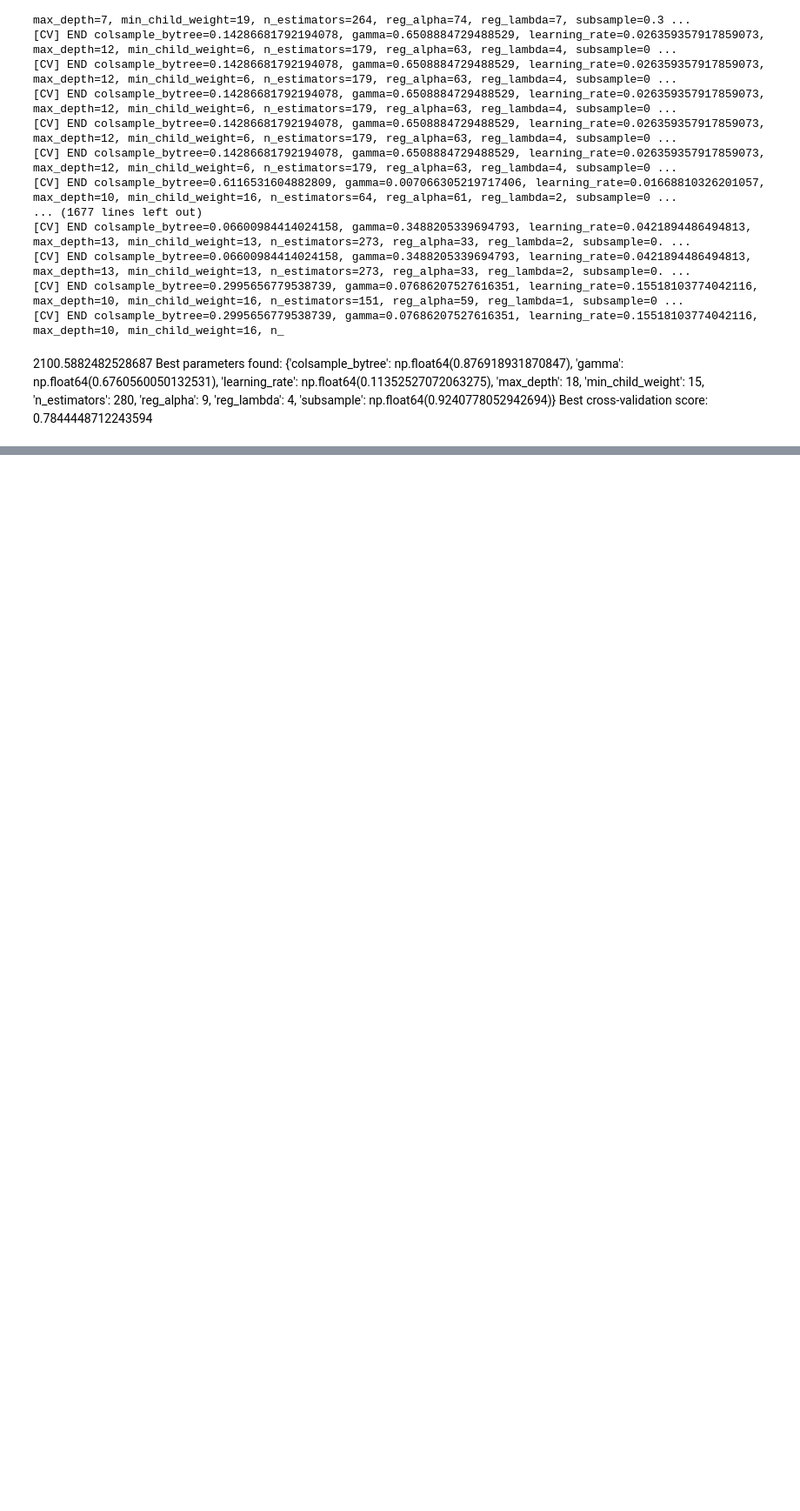
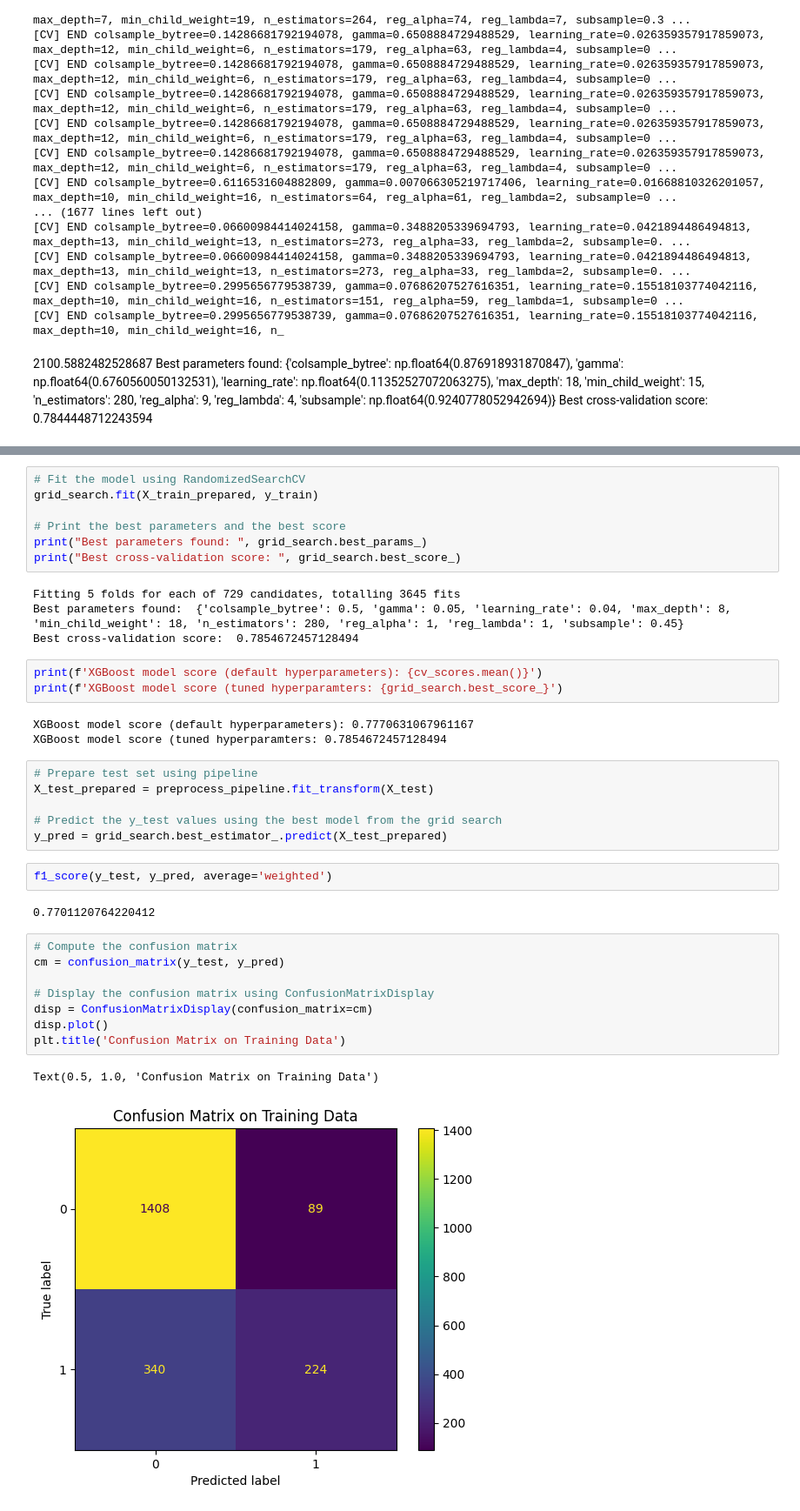
Before and after one commit to tech-ml-quant-luv/machine_learning_projects, a Jupyter notebook: Project_1_Car Insurance claim prediction/project.ipynb, the cells around one changed output, grey strips where cells are left out. Shown at 87% size. Saved outputs shown, nothing was run; the diff lists cells and outputs as text; blank space fills up the shorter version.

Commit message:
best fit found for hyperparameters

```diff
--- a/Project_1_Car Insurance claim prediction/project.ipynb
+++ b/Project_1_Car Insurance claim prediction/project.ipynb
@@ -1000,0 +1028,38 @@ Best cross-validation score:  0.7844448712243594
+# %%
+# Fit the model using RandomizedSearchCV
+grid_search.fit(X_train_prepared, y_train)
+
+# Print the best parameters and the best score
+print("Best parameters found: ", grid_search.best_params_)
+print("Best cross-validation score: ", grid_search.best_score_)
+# %% [output]
+Fitting 5 folds for each of 729 candidates, totalling 3645 fits
+Best parameters found:  {'colsample_bytree': 0.5, 'gamma': 0.05, 'learning_rate': 0.04, 'max_depth': 8, 'min_child_weight': 18, 'n_estimators': 280, 'reg_alpha': 1, 'reg_lambda': 1, 'subsample': 0.45}
+Best cross-validation score:  0.7854672457128494
+# %%
+print(f'XGBoost model score (default hyperparameters): {cv_scores.mean()}')
+print(f'XGBoost model score (tuned hyperparamters: {grid_search.best_score_}')
+# %% [output]
+XGBoost model score (default hyperparameters): 0.7770631067961167
+XGBoost model score (tuned hyperparamters: 0.7854672457128494
+# %%
+# Prepare test set using pipeline
+X_test_prepared = preprocess_pipeline.fit_transform(X_test)
+
+# Predict the y_test values using the best model from the grid search
+y_pred = grid_search.best_estimator_.predict(X_test_prepared)
+# %%
+f1_score(y_test, y_pred, average='weighted')
+# %% [output]
+0.7701120764220412
+# %%
+# Compute the confusion matrix
+cm = confusion_matrix(y_test, y_pred)
+
+# Display the confusion matrix using ConfusionMatrixDisplay
+disp = ConfusionMatrixDisplay(confusion_matrix=cm)
+disp.plot()
+plt.title('Confusion Matrix on Training Data')
+# %% [output]
+Text(0.5, 1.0, 'Confusion Matrix on Training Data')
+[figure, added]
```
Also changed, not shown: parts of 12 cells of this notebook.
